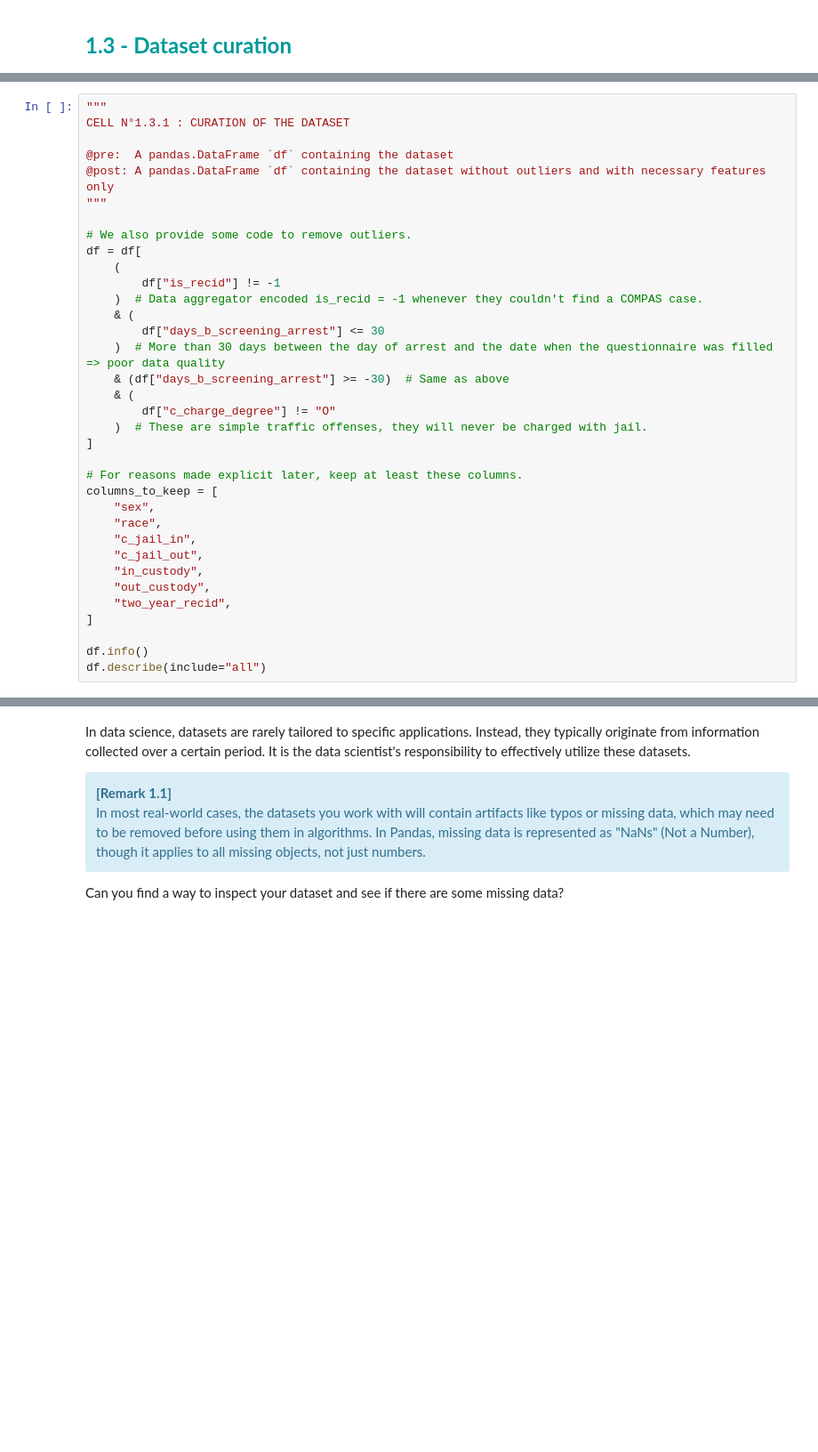
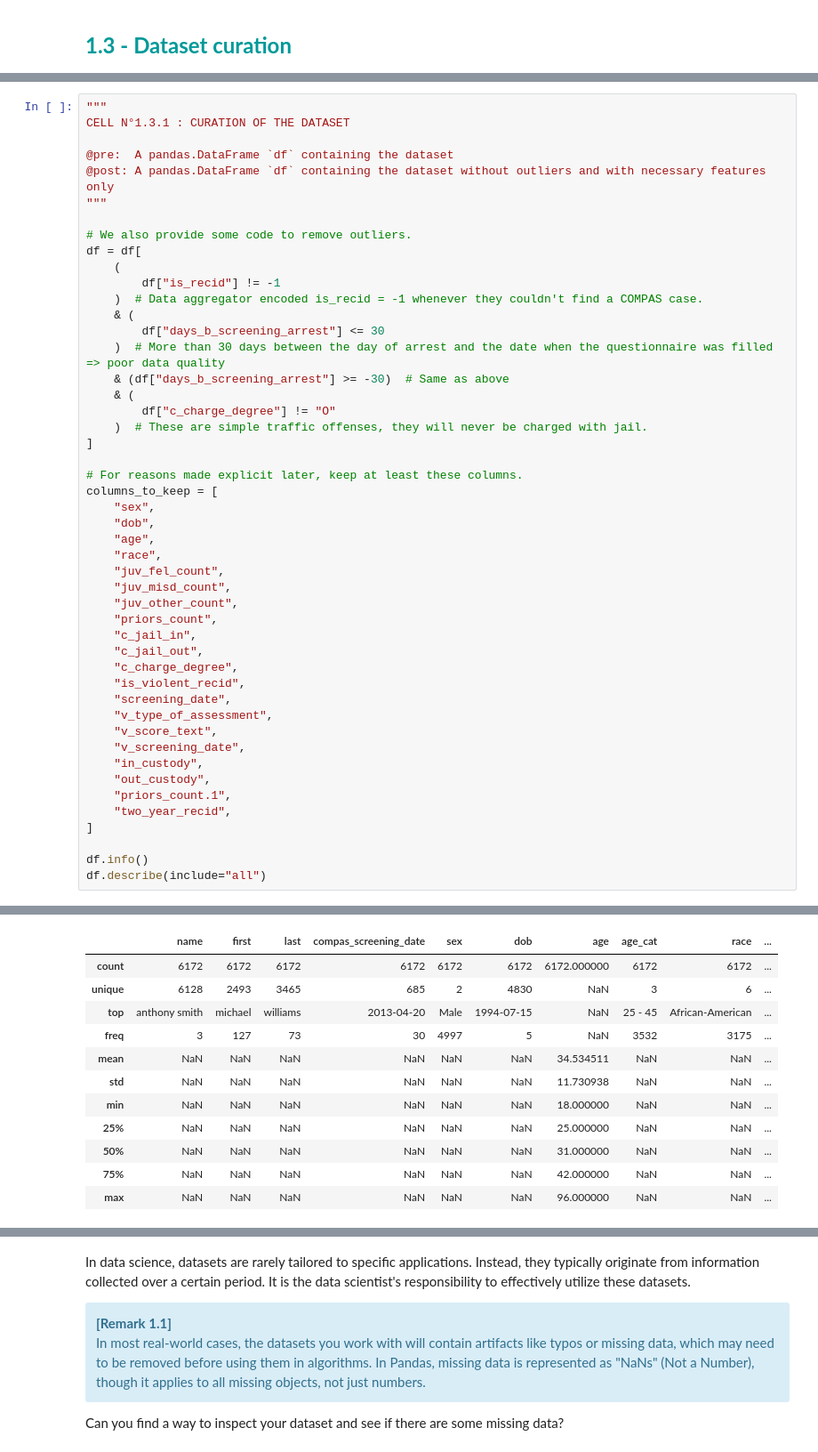
Before and after one commit to Potomolo/LEPL1109-CraHackaton, a Jupyter notebook: Hackaton_3/H3-Clustering-Student.ipynb, the cells around one changed output, grey strips where cells are left out. Shown at 89% size. Cells and saved outputs as stored; diff of their text form; blank space fills up the shorter version.

```diff
--- a/Hackaton_3/H3-Clustering-Student.ipynb
+++ b/Hackaton_3/H3-Clustering-Student.ipynb
@@ -350,11 +349,24 @@ df = df[
 # For reasons made explicit later, keep at least these columns.
 columns_to_keep = [
     "sex",
+    "dob",
+    "age",
     "race",
+    "juv_fel_count",
+    "juv_misd_count",
+    "juv_other_count",
+    "priors_count",
     "c_jail_in",
     "c_jail_out",
+    "c_charge_degree",
+    "is_violent_recid",
+    "screening_date",
+    "v_type_of_assessment",
+    "v_score_text",
+    "v_screening_date",
     "in_custody",
     "out_custody",
+    "priors_count.1",
     "two_year_recid",
 ]
 
@@ -364,0 +393,12 @@ NameError: name 'df' is not defined
+|  | name | first | last | compas_screening_date | sex | dob | age | age_cat | race | ... |
+| count | 6172 | 6172 | 6172 | 6172 | 6172 | 6172 | 6172.000000 | 6172 | 6172 | ... |
+| unique | 6128 | 2493 | 3465 | 685 | 2 | 4830 | NaN | 3 | 6 | ... |
+| top | anthony smith | michael | williams | 2013-04-20 | Male | 1994-07-15 | NaN | 25 - 45 | African-American | ... |
+| freq | 3 | 127 | 73 | 30 | 4997 | 5 | NaN | 3532 | 3175 | ... |
+| mean | NaN | NaN | NaN | NaN | NaN | NaN | 34.534511 | NaN | NaN | ... |
+| std | NaN | NaN | NaN | NaN | NaN | NaN | 11.730938 | NaN | NaN | ... |
+| min | NaN | NaN | NaN | NaN | NaN | NaN | 18.000000 | NaN | NaN | ... |
+| 25% | NaN | NaN | NaN | NaN | NaN | NaN | 25.000000 | NaN | NaN | ... |
+| 50% | NaN | NaN | NaN | NaN | NaN | NaN | 31.000000 | NaN | NaN | ... |
+| 75% | NaN | NaN | NaN | NaN | NaN | NaN | 42.000000 | NaN | NaN | ... |
+| max | NaN | NaN | NaN | NaN | NaN | NaN | 96.000000 | NaN | NaN | ... |
```
Also changed, not shown: parts of 3 cells of this notebook.
